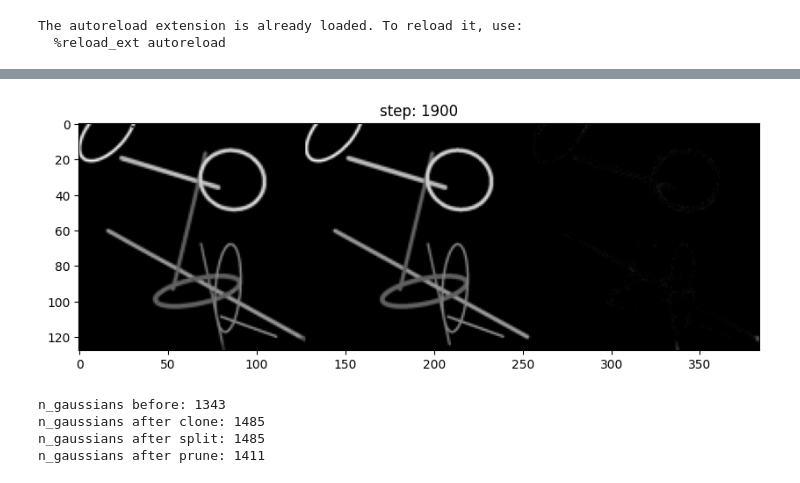
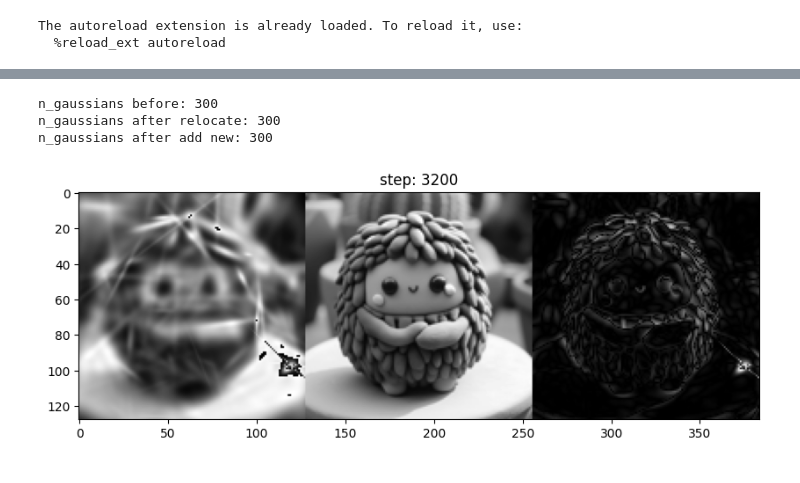
Before and after one commit to mtaktash/gs_2d_toy, a Jupyter notebook: example.ipynb, the cells around one changed output, grey strips where cells are left out. Drawn from its saved outputs; the diff is of its cells as text; code cells hidden in the pictures.

```diff
--- a/example.ipynb
+++ b/example.ipynb
@@ -125,11 +125,5 @@ def optimization_loop(gaussian_image):
             if step > 0 and step % reset_every == 0:
                 gaussian_image.reset_opacity()
 # %%
-gaussian_image = Gaussian2DImage(num_gaussians, width, height).to(device)
-optimization_loop(gaussian_image)
+# gaussian_image = Gaussian2DImage(num_gaussians, width, height).to(device)
+# optimization_loop(gaussian_image)
-# %% [output]
-[figure, removed]
-n_gaussians before: 1343
-n_gaussians after clone: 1485
-n_gaussians after split: 1485
-n_gaussians after prune: 1411
@@ -136,3 +215,11 @@ n_gaussians after prune: 1411
+# %%
+gaussian_image = Gaussian2DImage(num_gaussians, width, height).to(device)
+optimization_loop_mcmc(gaussian_image)
+# %% [output]
+n_gaussians before: 300
+n_gaussians after relocate: 300
+n_gaussians after add new: 300
+[figure, added]
 # %%
 points = gaussian_image.get_means()
 points = points.detach().cpu().numpy()
```
Also changed, not shown: parts of 6 cells of this notebook, 2 other files.
